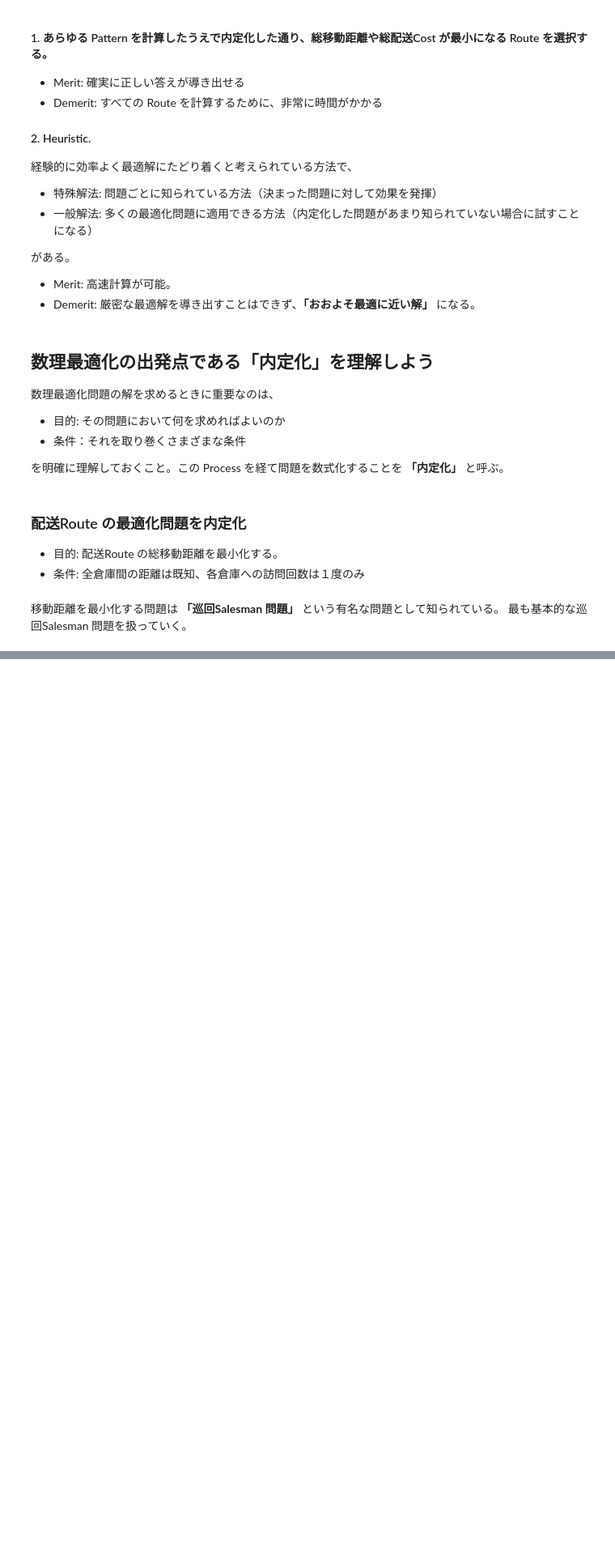
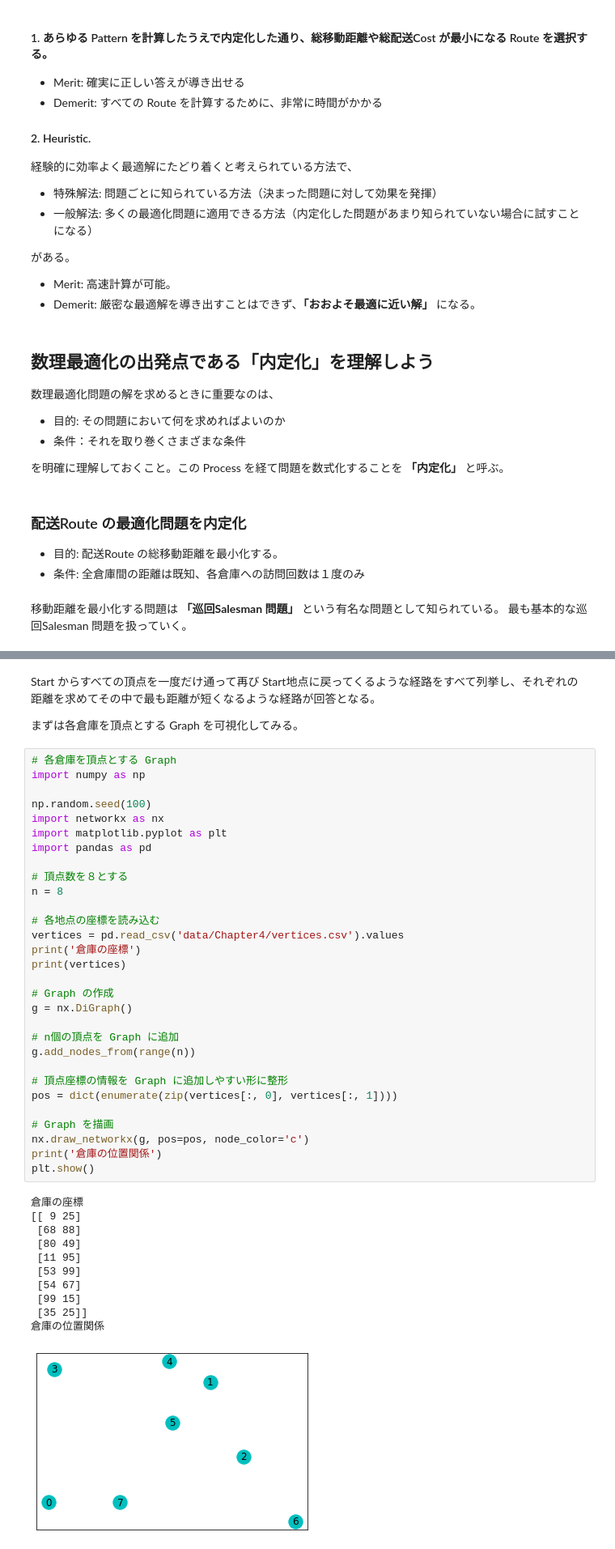
Before and after one commit to 1024xx4/math_programing_for_ai_and_ds, a Jupyter notebook: optimal_route.ipynb, the cells around one changed output, grey strips where cells are left out. Shown: that part at 81% size. Cells and saved outputs as stored; diff of their text form; blank space fills up the shorter version.

Commit message:
Visualize: 全検索を行なう#7

```diff
--- a/optimal_route.ipynb
+++ b/optimal_route.ipynb
@@ -51,0 +59,46 @@
+# %% [markdown]
+Start からすべての頂点を一度だけ通って再び Start地点に戻ってくるような経路をすべて列挙し、それぞれの距離を求めてその中で最も距離が短くなるような経路が回答となる。
+
+まずは各倉庫を頂点とする Graph を可視化してみる。
+# %%
+# 各倉庫を頂点とする Graph
+import numpy as np
+
+np.random.seed(100)
+import networkx as nx
+import matplotlib.pyplot as plt
+import pandas as pd
+
+# 頂点数を８とする
+n = 8
+
+# 各地点の座標を読み込む
+vertices = pd.read_csv('data/Chapter4/vertices.csv').values
+print('倉庫の座標')
+print(vertices)
+
+# Graph の作成
+g = nx.DiGraph()
+
+# n個の頂点を Graph に追加
+g.add_nodes_from(range(n))
+
+# 頂点座標の情報を Graph に追加しやすい形に整形
+pos = dict(enumerate(zip(vertices[:, 0], vertices[:, 1])))
+
+# Graph を描画
+nx.draw_networkx(g, pos=pos, node_color='c')
+print('倉庫の位置関係')
+plt.show()
+# %% [output]
+倉庫の座標
+[[ 9 25]
+ [68 88]
+ [80 49]
+ [11 95]
+ [53 99]
+ [54 67]
+ [99 15]
+ [35 25]]
+倉庫の位置関係
+[figure, added]
```
Also changed, not shown: parts of 17 cells of this notebook.
